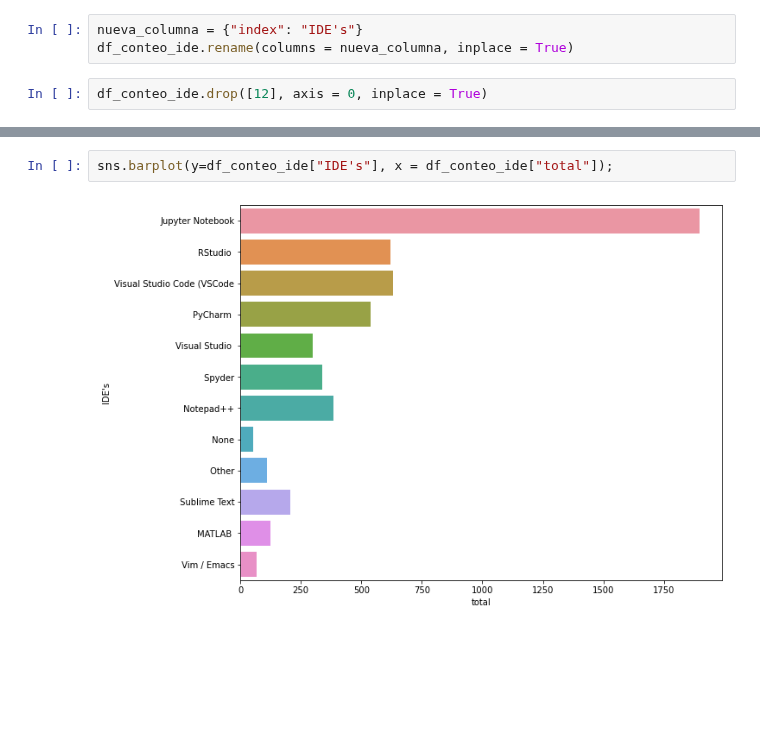
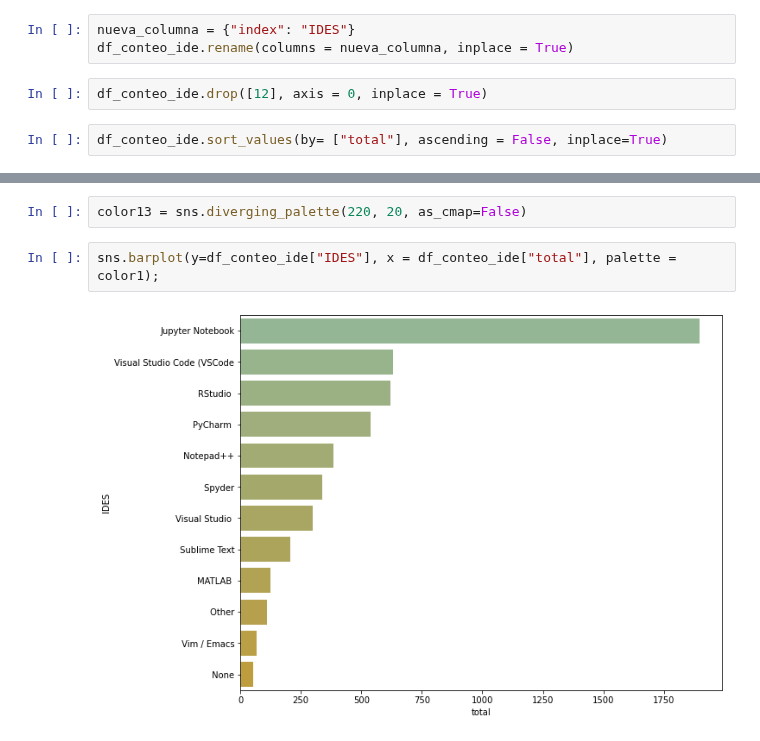
Before and after one commit to Adalab/EDA-ETL-project, a Jupyter notebook: conteo_columnas.ipynb, the cells around one changed output, grey strips where cells are left out. Cells and saved outputs as stored; diff of their text form; blank space fills up the shorter version.

```diff
--- a/conteo_columnas.ipynb
+++ b/conteo_columnas.ipynb
@@ -328,7 +398,9 @@ df_conteo_ide.drop([0], axis = 0, inplace = True)
 # %%
 df_conteo_ide.reset_index(inplace=True)
 # %%
-nueva_columna = {"index": "IDE's"}
+nueva_columna = {"index": "IDES"}
 df_conteo_ide.rename(columns = nueva_columna, inplace = True)
 # %%
 df_conteo_ide.drop([12], axis = 0, inplace = True)
+# %%
+df_conteo_ide.sort_values(by= ["total"], ascending = False, inplace=True)
@@ -335,4 +423,6 @@ df_conteo_ide.drop([12], axis = 0, inplace = True)
+# %%
+color13 = sns.diverging_palette(220, 20, as_cmap=False)
 # %%
-sns.barplot(y=df_conteo_ide["IDE's"], x = df_conteo_ide["total"]);
+sns.barplot(y=df_conteo_ide["IDES"], x = df_conteo_ide["total"], palette = color1);
 # %% [output]
-[figure, old version]
+[figure, new version]
```
Also changed, not shown: parts of 38 cells of this notebook, 1 other file.
